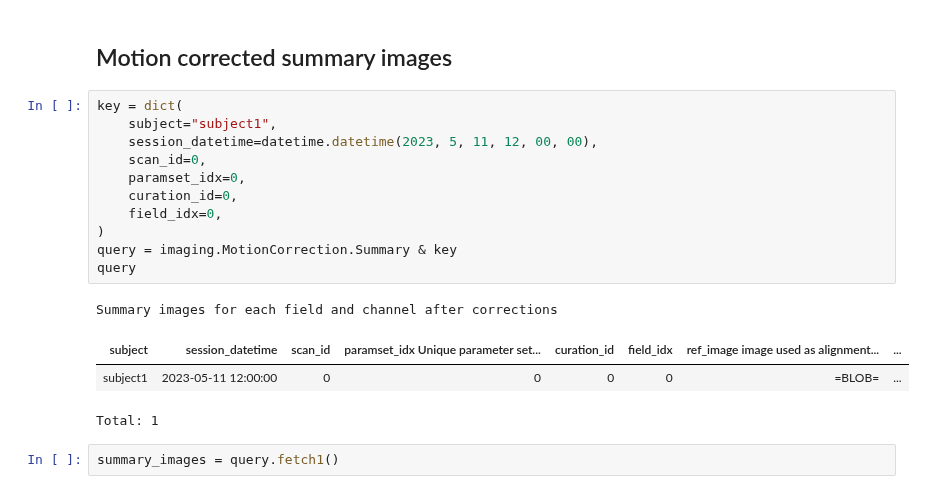
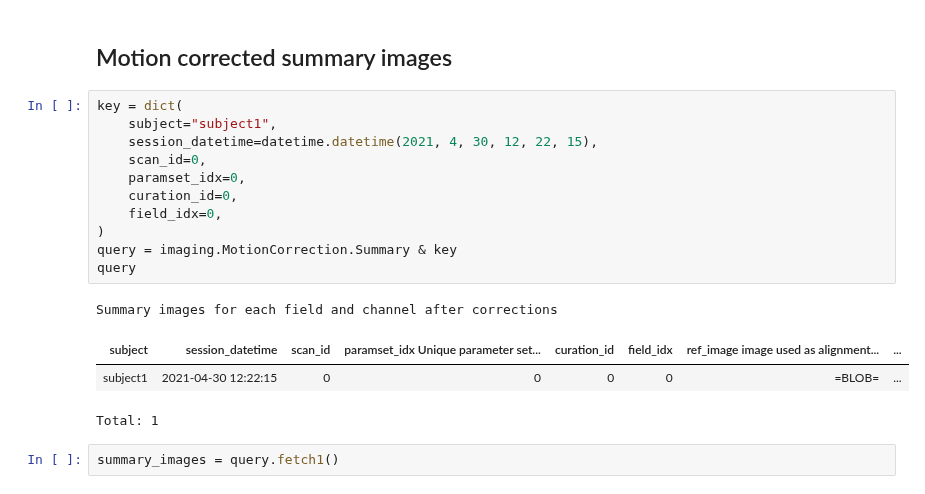
Before and after one commit to datajoint/element-calcium-imaging, a Jupyter notebook: notebooks/quality_metrics.ipynb, the cells around one changed output. Cells and saved outputs as stored; diff of their text form.

```diff
--- a/notebooks/quality_metrics.ipynb
+++ b/notebooks/quality_metrics.ipynb
@@ -82,18 +88,18 @@ plt.show()
 # %%
 key = dict(
     subject="subject1",
-    session_datetime=datetime.datetime(2023, 5, 11, 12, 00, 00),
+    session_datetime=datetime.datetime(2021, 4, 30, 12, 22, 15),
     scan_id=0,
     paramset_idx=0,
     curation_id=0,
     field_idx=0,
 )
 query = imaging.MotionCorrection.Summary & key
 query
 # %% [output]
 Summary images for each field and channel after corrections
 | subject | session_datetime | scan_id | paramset_idx Unique parameter set... | curation_id | field_idx | ref_image image used as alignment... | ... |
-| subject1 | 2023-05-11 12:00:00 | 0 | 0 | 0 | 0 | =BLOB= | ... |
+| subject1 | 2021-04-30 12:22:15 | 0 | 0 | 0 | 0 | =BLOB= | ... |
 Total: 1
 # %%
 summary_images = query.fetch1()
```
Also changed, not shown: parts of 5 cells of this notebook, 1 other file.
